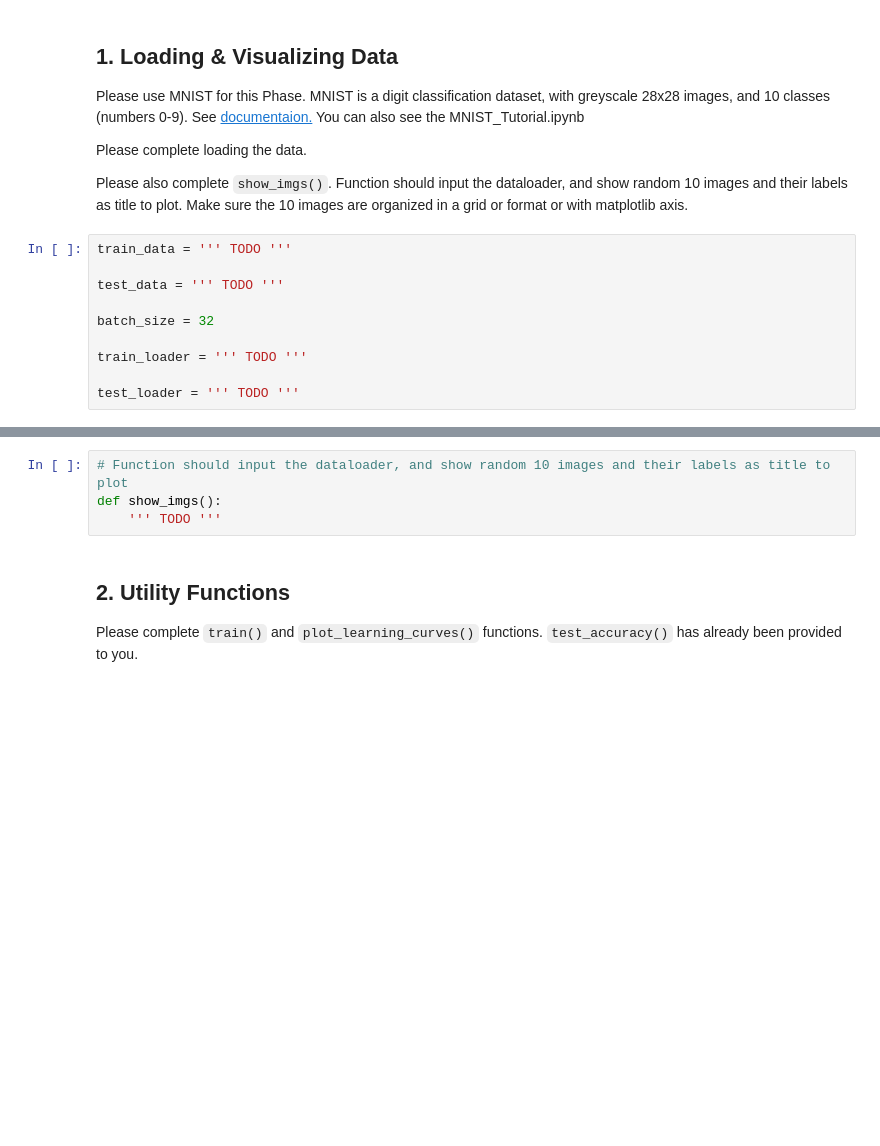
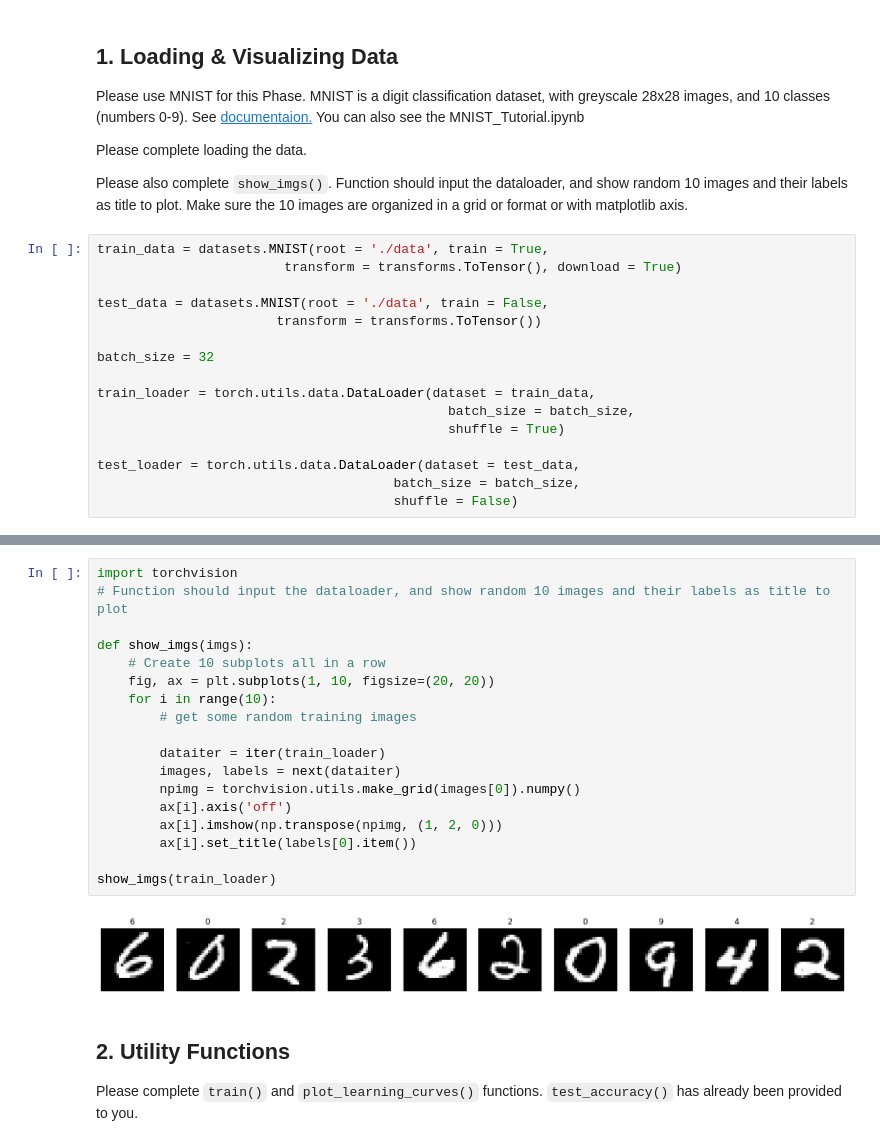
Before and after one commit to lpjones/Image-Classification, a Jupyter notebook: Phase_1.ipynb, the cells around one changed output, grey strips where cells are left out. Drawn from its saved outputs; the diff is of its cells as text; blank space fills up the shorter version.

```diff
--- a/Phase_1.ipynb
+++ b/Phase_1.ipynb
@@ -21,12 +21,18 @@ Please complete loading the data.
 
 Please also complete `show_imgs()`. Function should input the dataloader, and show random 10 images and their labels as title to plot. Make sure the 10 images are organized in a grid or format or with matplotlib axis.
 # %%
-train_data = ''' TODO '''
+train_data = datasets.MNIST(root = './data', train = True,
+                        transform = transforms.ToTensor(), download = True)
 
-test_data = ''' TODO '''
+test_data = datasets.MNIST(root = './data', train = False,
+                       transform = transforms.ToTensor())
 
 batch_size = 32
 
-train_loader = ''' TODO '''
+train_loader = torch.utils.data.DataLoader(dataset = train_data,
+                                             batch_size = batch_size,
+                                             shuffle = True)
 
-test_loader = ''' TODO '''
+test_loader = torch.utils.data.DataLoader(dataset = test_data,
+                                      batch_size = batch_size,
+                                      shuffle = False)
@@ -33,7 +55,23 @@ test_loader = ''' TODO '''
 # %%
+import torchvision
 # Function should input the dataloader, and show random 10 images and their labels as title to plot
-def show_imgs():
-    ''' TODO '''
+
+def show_imgs(imgs):
+    # Create 10 subplots all in a row
+    fig, ax = plt.subplots(1, 10, figsize=(20, 20))
+    for i in range(10):
+        # get some random training images
+
+        dataiter = iter(train_loader)
+        images, labels = next(dataiter)
+        npimg = torchvision.utils.make_grid(images[0]).numpy()
+        ax[i].axis('off')
+        ax[i].imshow(np.transpose(npimg, (1, 2, 0)))
+        ax[i].set_title(labels[0].item())
+
+show_imgs(train_loader)
+# %% [output]
+[figure, added]
 # %% [markdown]
 ## 2. Utility Functions
 
```
Also changed, not shown: parts of 72 cells of this notebook.
